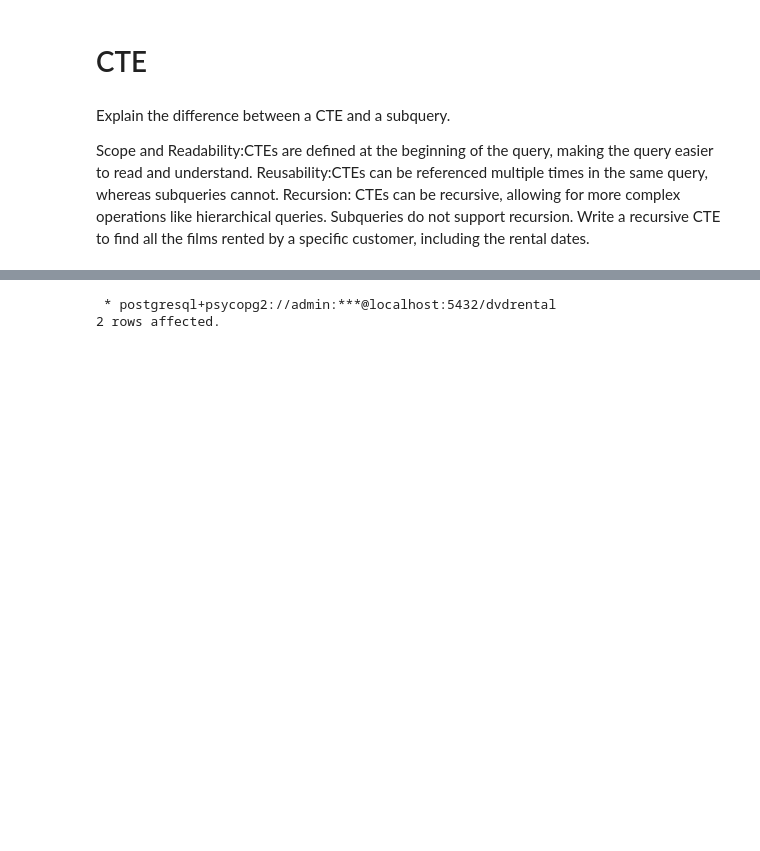
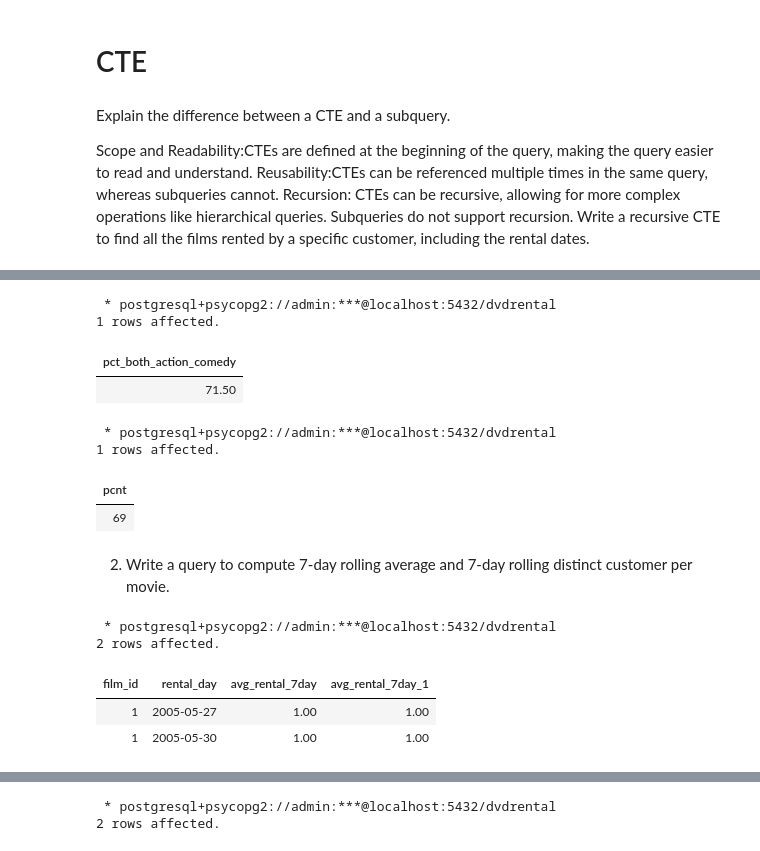
Before and after one commit to lohraspco/data-science, a Jupyter notebook: SQL/sql_codes.ipynb, the cells around one changed output, grey strips where cells are left out. Saved outputs shown, nothing was run; the diff lists cells and outputs as text; code cells hidden in the pictures; blank space fills up the shorter version.

```diff
--- a/SQL/sql_codes.ipynb
+++ b/SQL/sql_codes.ipynb
@@ -302 +321,81 @@ Write a recursive CTE to find all the films rented by a specific customer, inclu
+# %%
+%%sql
+WITH customer_categories AS (
+    SELECT
+        r.customer_id,
+        c.name AS category_name
+    FROM dvd.rental r
+    JOIN dvd.inventory i     ON r.inventory_id = i.inventory_id
+    JOIN dvd.film f          ON i.film_id = f.film_id
+    JOIN dvd.film_category fc ON f.film_id = fc.film_id
+    JOIN dvd.category c      ON fc.category_id = c.category_id
+    WHERE c.name IN ('Action', 'Comedy')
+    GROUP BY r.customer_id, c.name
+)
+SELECT
+    ROUND(100.0 * COUNT(DISTINCT CASE WHEN has_both THEN customer_id END)
+          / COUNT(DISTINCT customer_id), 2) AS pct_both_action_comedy
+FROM (
+    SELECT
+        customer_id,
+        COUNT(DISTINCT category_name) = 2 AS has_both
+    FROM customer_categories
+    GROUP BY customer_id
+) t;
+# %% [output]
+ * postgresql+psycopg2://admin:***@localhost:5432/dvdrental
+1 rows affected.
+| pct_both_action_comedy |
+| 71.50 |
+# %%
+%%sql
+with customers_purchased_both as (
+select c.customer_id, ca.name
+from dvd.customer c
+join dvd.rental r  on r.customer_id=c.customer_id
+join dvd.inventory i on i.inventory_id = r.inventory_id
+join dvd.film f on f.film_id=i.film_id
+join dvd.film_category fc on fc.film_id=f.film_id
+join dvd.category ca on ca.category_id = fc.category_id
+where ca.name in ('Action','Comedy')
+)
+
+select 100 * count(*) / (select count(distinct customer_id) from dvd.customer) as pcnt from (
+select customer_id, count(distinct name) from customers_purchased_both
+group by customer_id
+having count(distinct name)=2)
+# %% [output]
+ * postgresql+psycopg2://admin:***@localhost:5432/dvdrental
+1 rows affected.
+| pcnt |
+| 69 |
+# %% [markdown]
+2.	Write a query to compute 7-day rolling average and 7-day rolling distinct customer per movie.
+# %%
+%%sql
+with daily_movie_stats  as (
+    select
+        i.film_id,
+        r.rental_date::date as rental_day,
+        count(*) as total_rental,
+        count(distinct r.customer_id) as customers
+    from dvd.rental r
+    join dvd.inventory i on  i.inventory_id=r.inventory_id
+    group by i.film_id, r.rental_date
+)
+select
+    film_id,
+    rental_day,
+    round( avg(total_rental) over (partition by film_id order by rental_day range between interval '6 days' PRECEDING  and current row),2) as avg_rental_7day,
+    round( avg(customers) over (partition by film_id order by rental_day range between interval '6 days' PRECEDING  and current row),2) as avg_rental_7day
+
+
+from  daily_movie_stats
+limit 2
+# %% [output]
+ * postgresql+psycopg2://admin:***@localhost:5432/dvdrental
+2 rows affected.
+| film_id | rental_day | avg_rental_7day | avg_rental_7day_1 |
+| 1 | 2005-05-27 | 1.00 | 1.00 |
+| 1 | 2005-05-30 | 1.00 | 1.00 |
 # %% [markdown]
```
Also changed, not shown: parts of 9 cells of this notebook, 12 other files.
